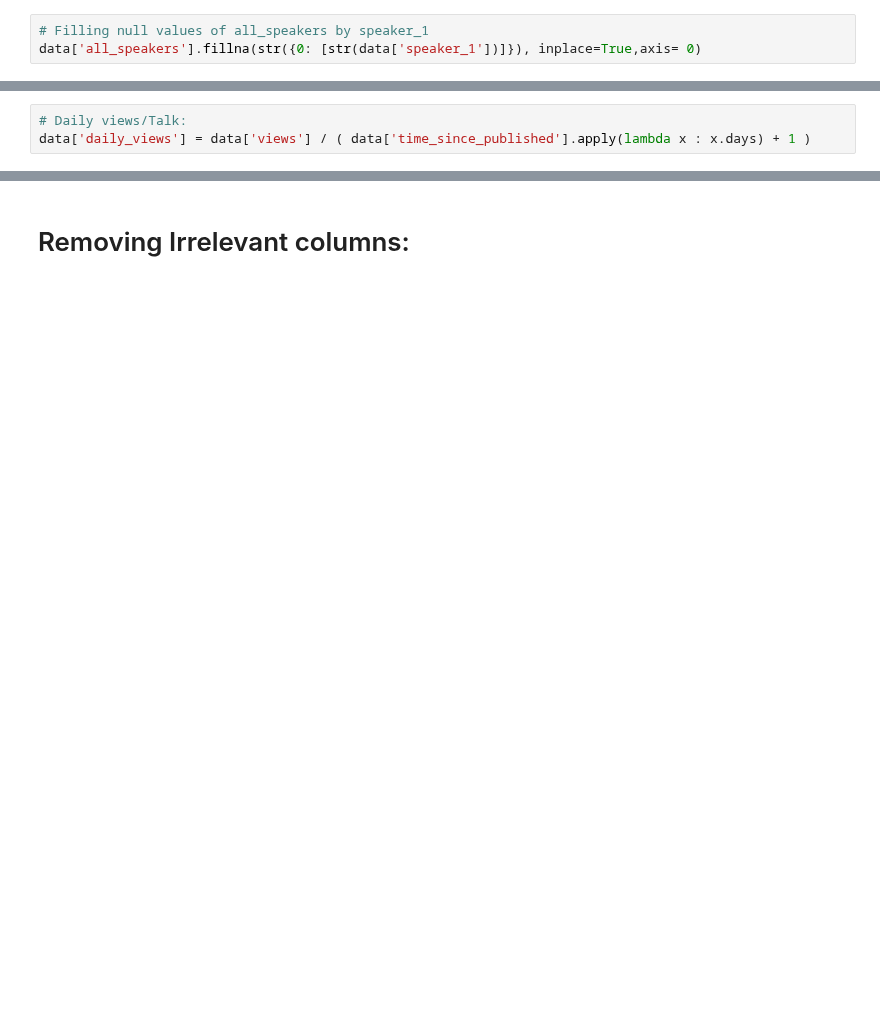
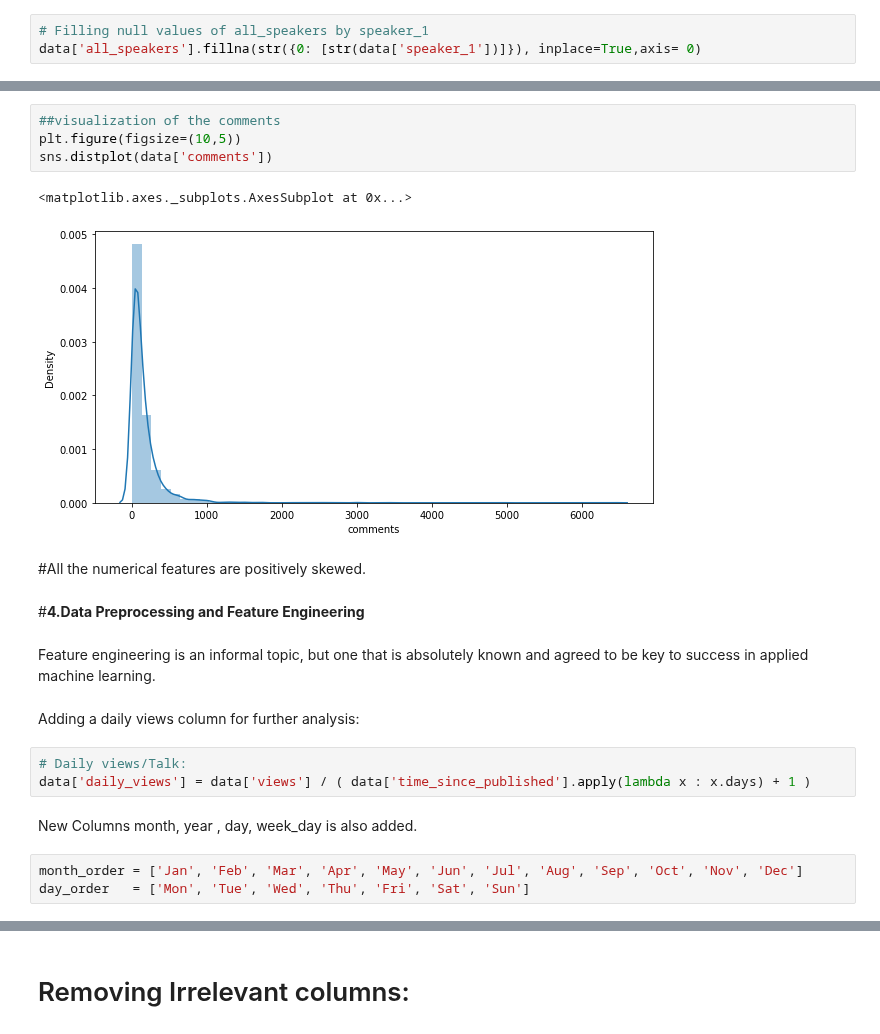
Before and after one commit to sky309/TEDXTALK-Prediction, a Jupyter notebook: Sarvesh_Kumar_Yadav_TedXTalk.ipynb, the cells around one changed output, grey strips where cells are left out. Saved outputs shown, nothing was run; the diff lists cells and outputs as text; blank space fills up the shorter version.

```diff
--- a/Sarvesh_Kumar_Yadav_TedXTalk.ipynb
+++ b/Sarvesh_Kumar_Yadav_TedXTalk.ipynb
@@ -234,3 +240,23 @@ data['time_since_published'] = last_publishing_date - pd.DatetimeIndex(data['pub
+# %%
+##visualization of the comments
+plt.figure(figsize=(10,5))
+sns.distplot(data['comments'])
+# %% [output]
+<matplotlib.axes._subplots.AxesSubplot at 0x...>
+[figure, added]
+# %% [markdown]
+#All the numerical features are positively skewed.
+# %% [markdown]
+#**4.Data Preprocessing and Feature Engineering**
+# %% [markdown]
+Feature engineering is an informal topic, but one that is absolutely known and agreed to be key to success in applied machine learning.
+# %% [markdown]
+Adding a daily views column for further analysis:
 # %%
 # Daily views/Talk:
 data['daily_views'] = data['views'] / ( data['time_since_published'].apply(lambda x : x.days) + 1 )
+# %% [markdown]
+New Columns month, year , day, week_day is also added.
+# %%
+month_order = ['Jan', 'Feb', 'Mar', 'Apr', 'May', 'Jun', 'Jul', 'Aug', 'Sep', 'Oct', 'Nov', 'Dec']
+day_order   = ['Mon', 'Tue', 'Wed', 'Thu', 'Fri', 'Sat', 'Sun']
```
Also changed, not shown: parts of 207 cells of this notebook.
